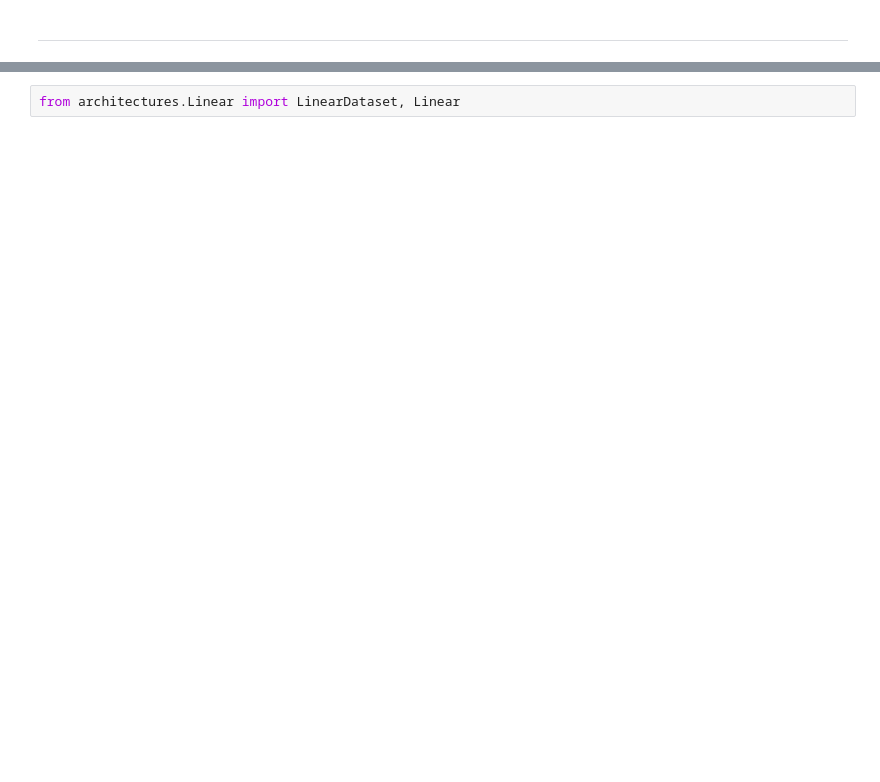
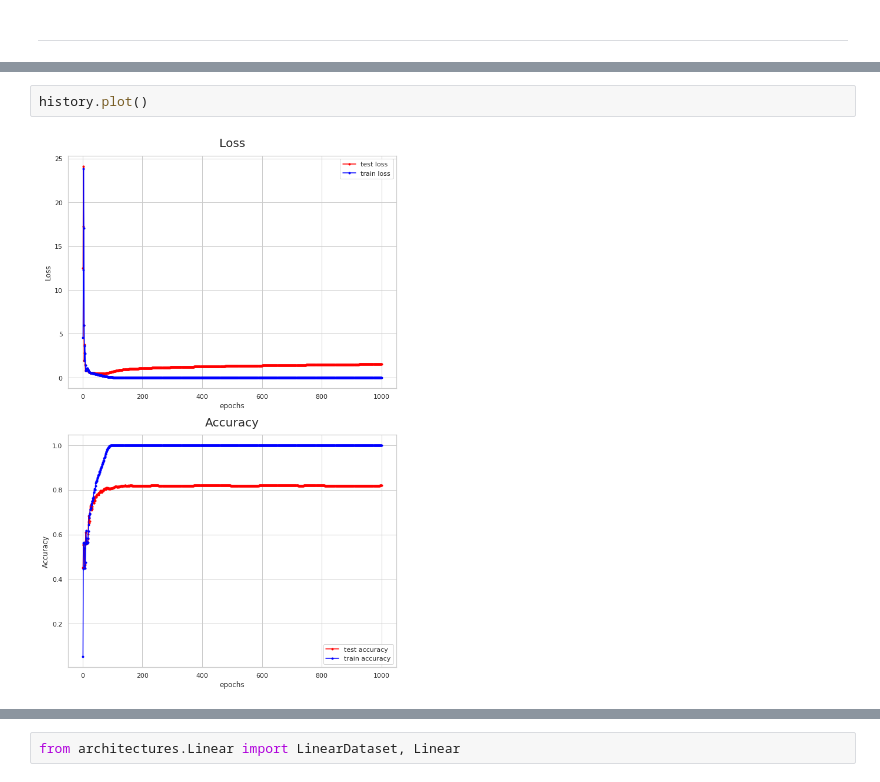
Before and after one commit to INFOPAUL/DeepLearning_Proj1, a Jupyter notebook: notebooks/code.ipynb, the cells around one changed output, grey strips where cells are left out. Saved outputs shown, nothing was run; the diff lists cells and outputs as text; blank space fills up the shorter version.

```diff
--- a/notebooks/code.ipynb
+++ b/notebooks/code.ipynb
@@ -81,0 +114,4 @@ make_dot(model(i[:, 0, :, :].view(-1, 1, i.size(2), i.size(3)).to('cuda')), para
+# %%
+history.plot()
+# %% [output]
+[figure, added]
```
Also changed, not shown: parts of 34 cells of this notebook, 7 other files.
